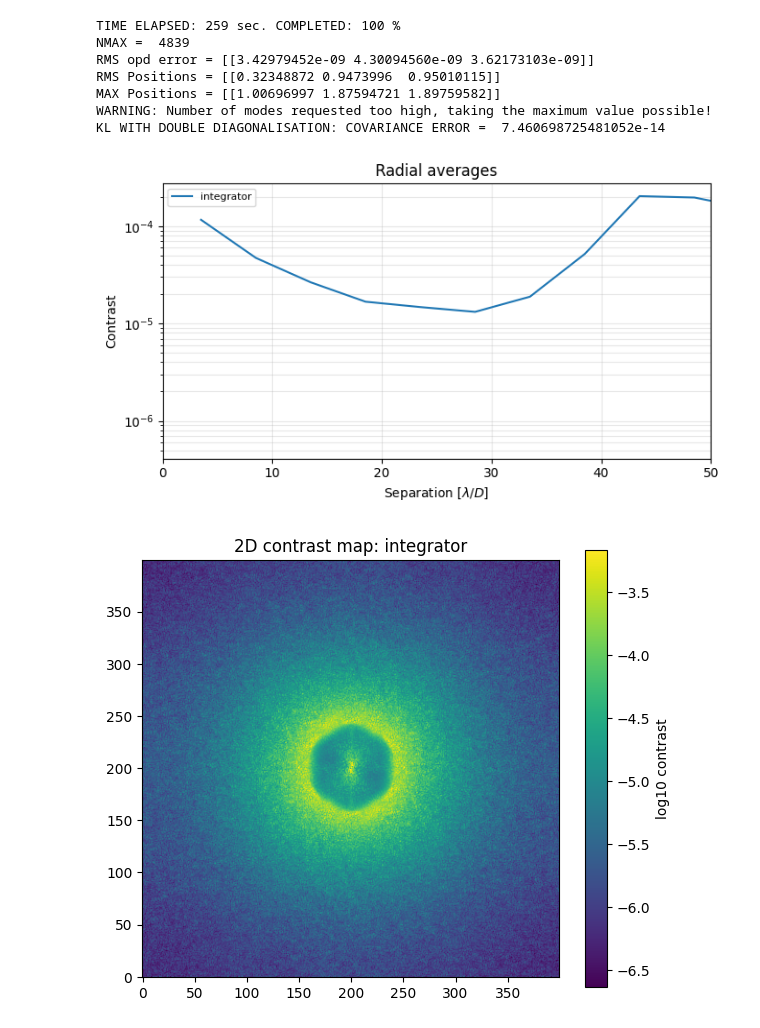
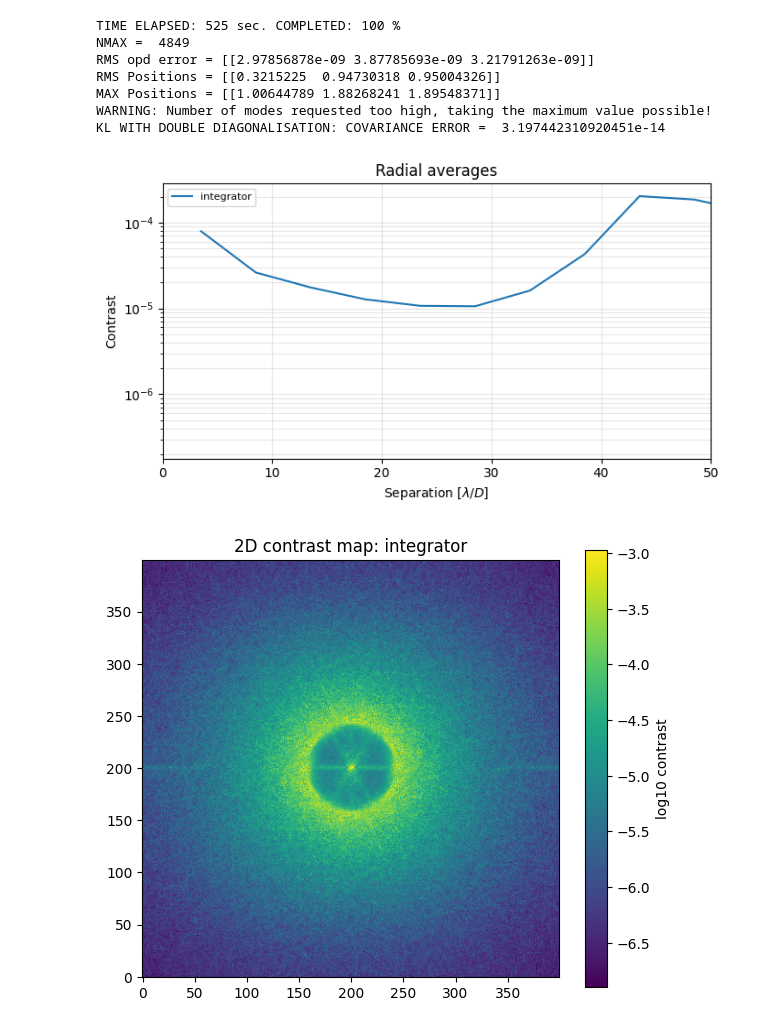
Before and after one commit to STAR-PORT/PCS, a Jupyter notebook: PCS/E2E-Sim/PCS_1stage.ipynb, the cells around one changed output. Drawn from its saved outputs; the diff is of its cells as text; code cells hidden in the pictures.

```diff
--- a/PCS/E2E-Sim/PCS_1stage.ipynb
+++ b/PCS/E2E-Sim/PCS_1stage.ipynb
@@ -34,7 +34,12 @@ tel = Telescope(resolution           = 400,                          # resolutio
                 centralObstruction   = 0.3,                                      # Central obstruction in [%] of a diameter
                 display_optical_path = False,                                    # Flag to display optical path
                 fov                  = 0 )
-
+tel.apply_spiders(
+    thickness_spider    = 0.2   ,                                     # thickness of the spiders in m
+    angle               = [30,90,150,210,270,330],                    # angle in degrees for each spider
+    offset_Y            = [-0.05, 0, -0.12, 0.05, 0, 0.12],           # shift offsets for each spider
+    offset_X            = [-0.05, 0, -0.12, 0.05, 0, 0.12],
+)
 
 # create the Natural Guide Star object
 ngs = Source(optBand     = 'K',           # Optical band (see photometry.py)
@@ -154,18 +165,18 @@ calib_modal = InteractionMatrix( ngs      = ngs,
                                  noise          = 'off',
                                  display=True)            # enable noise during the calibration
 # %% [output]
-TIME ELAPSED: 259 sec. COMPLETED: 100 %
-NMAX =  4839
-RMS opd error = [[3.42979452e-09 4.30094560e-09 3.62173103e-09]]
-RMS Positions = [[0.32348872 0.9473996  0.95010115]]
-MAX Positions = [[1.00696997 1.87594721 1.89759582]]
+TIME ELAPSED: 525 sec. COMPLETED: 100 %
+NMAX =  4849
+RMS opd error = [[2.97856878e-09 3.87785693e-09 3.21791263e-09]]
+RMS Positions = [[0.3215225  0.94730318 0.95004326]]
+MAX Positions = [[1.00644789 1.88268241 1.89548371]]
 WARNING: Number of modes requested too high, taking the maximum value possible!
-KL WITH DOUBLE DIAGONALISATION: COVARIANCE ERROR =  7.460698725481052e-14
+KL WITH DOUBLE DIAGONALISATION: COVARIANCE ERROR =  3.197442310920451e-14
 # %%
 dm.coefs=0
-gain=0.5
+gain=0.8
 episode_frames = []
-delay=2
+delay=1
 loop =3000
 reconstructor=M2C_KL[:,:n_mo] @ calib_modal.M
 wfsSignal = np.arange(0, wfs.nSignal)*0
@@ -182,9 +193,10 @@ for i in range(loop):
     if delay == 2:
         wfsSignal = wfs.signal
     #print(strehlMeter(src_cam.frame,tel,src_psf_ref,display=False))
+    sr  = strehlMeter(src_cam.frame, tel, src_psf_ref, display=False)
     if i %100==0:
         print(i//100)
-    sr  = strehlMeter(src_cam.frame, tel, src_psf_ref, display=False)
+    #print(sr)
     tel.OPD
     episode_frames.append({
             'sr_rc'  : sr,
@@ -244,7 +256,7 @@ import numpy as np
 import matplotlib.pyplot as plt
 from scipy.signal.windows import hann
 
-lastN = 2500
+lastN =1000
 SCALE = 8e17
 key = 'opd_mr'
 
@@ -260,32 +272,32 @@ for fr in episode_frames[-lastN:]:
     psd2d = (np.abs(F)**2) * (dx**2) / w2_sum
     psd_lists.append(psd2d)
 
 psd_mean = np.mean(psd_lists,axis=0)
 pix_per_lamD = N * dx / tel.D
 
 curves = contrast_curve_from_psd(psd_mean * SCALE, src_psf_ref, pix_per_lamD, dr=5)
 
 fig, ax = plt.subplots(figsize=(7, 4))
 
 ax.semilogy(curves['radii_r'], curves['contrast_r'], lw=1.5, label="integrator")
 ax.set_title('Radial averages')
 ax.set_xlabel(r'Separation [$\lambda/D$]')
 ax.set_ylabel('Contrast')
 ax.set_xlim(0, 50)
 ax.legend(fontsize=8)
 ax.grid(True, which='both', alpha=0.3)
 plt.tight_layout()
 plt.show()
 
 img = np.log10(psd_mean * SCALE / src_psf_ref.max())
 
 fig2, ax2 = plt.subplots(figsize=(6, 5))
 im = ax2.imshow(img, origin='lower', cmap='viridis')
 ax2.set_title(f'2D contrast map: integrator')
 ax2.grid(False)
 plt.colorbar(im, ax=ax2, label='log10 contrast')
 plt.tight_layout()
 plt.show()
 # %% [output]
-[figure, old version]
+[figure, new version]
-[figure, old version]
+[figure, new version]
```
Also changed, not shown: parts of 3 cells of this notebook.
